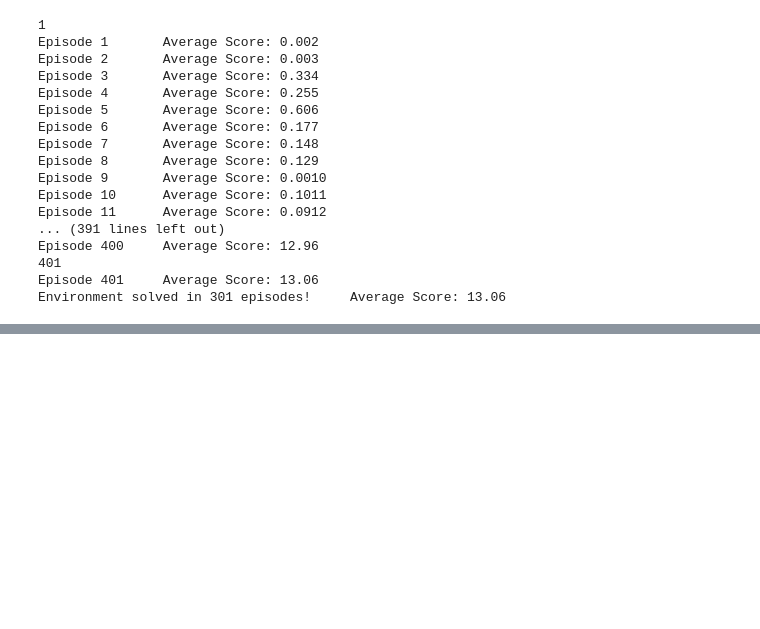
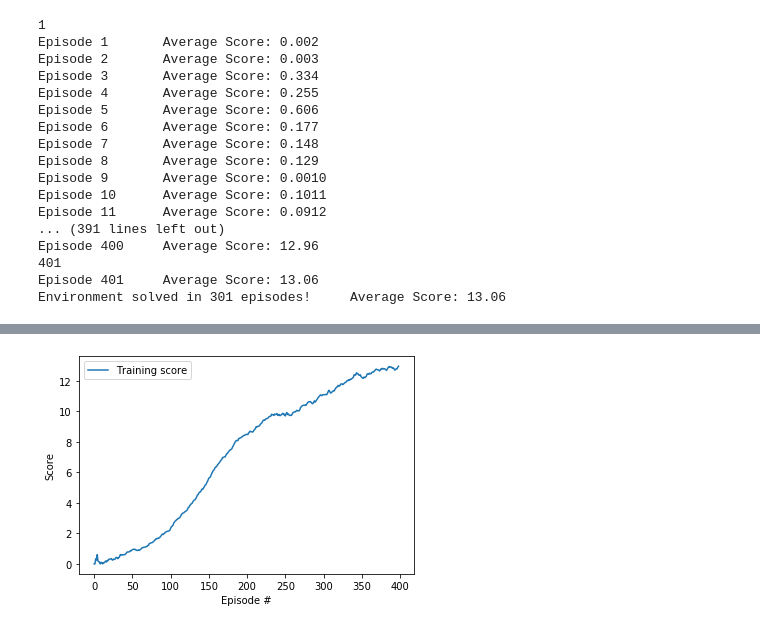
Before and after one commit to ziscenko/deep-q-net-navigation, a Jupyter notebook: Navigation.ipynb, the cells around one changed output, grey strips where cells are left out. Cells and saved outputs as stored; diff of their text form; code cells hidden in the pictures; blank space fills up the shorter version.

```diff
--- a/Navigation.ipynb
+++ b/Navigation.ipynb
@@ -362,0 +362,18 @@ env.close()
+# %%
+sep = [x for x in string.split() if x not in ['Episode', 'Average', 'Score:']]
+# %%
+scores = [float(x) for n, x in enumerate(sep) if (((n % 2)== 1) and ((n < 202) or ((n >= 403) and (n < 603)))) or
+          (((n % 2)== 0) and (((n >= 203) and (n <=404)) or )) ]
+# %%
+scores = [x for x in scores if x not in [101.0, 202.0, 301.0, 401.0]]
+# %%
+# plot the scores
+fig = plt.figure()
+ax = fig.add_subplot(111)
+plt.plot(range(len(scores)), scores, label='Training score')
+plt.ylabel('Score')
+plt.xlabel('Episode #')
+plt.legend(loc='upper left');
+plt.show()
+# %% [output]
+[figure, added]
```
Also changed, not shown: parts of 5 cells of this notebook, 2 other files.
